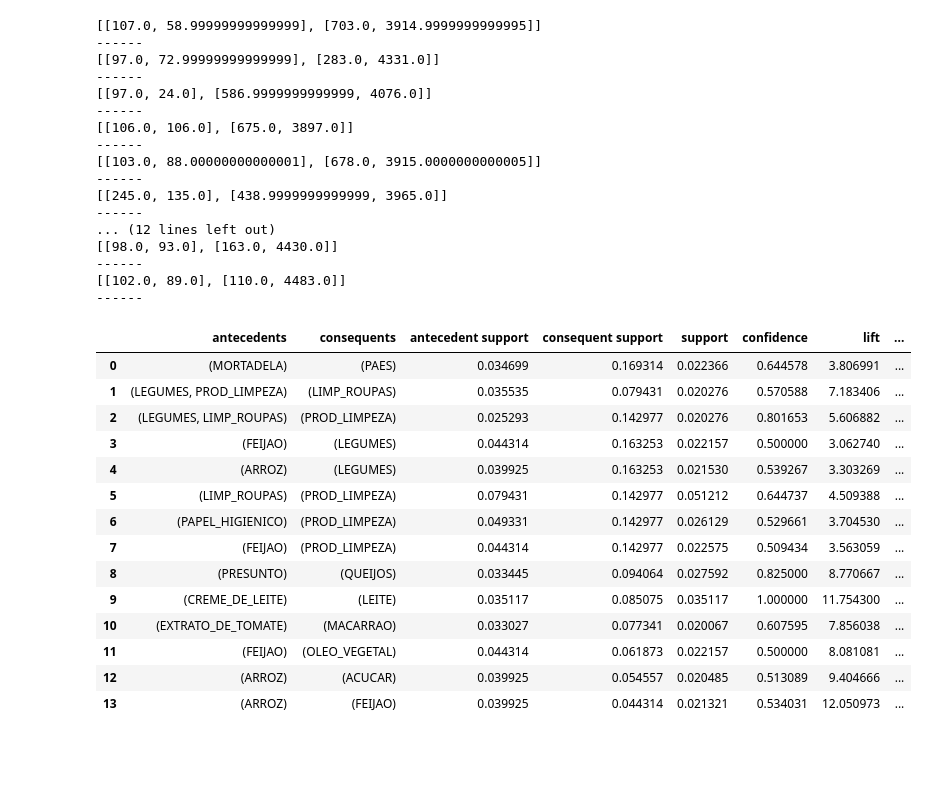
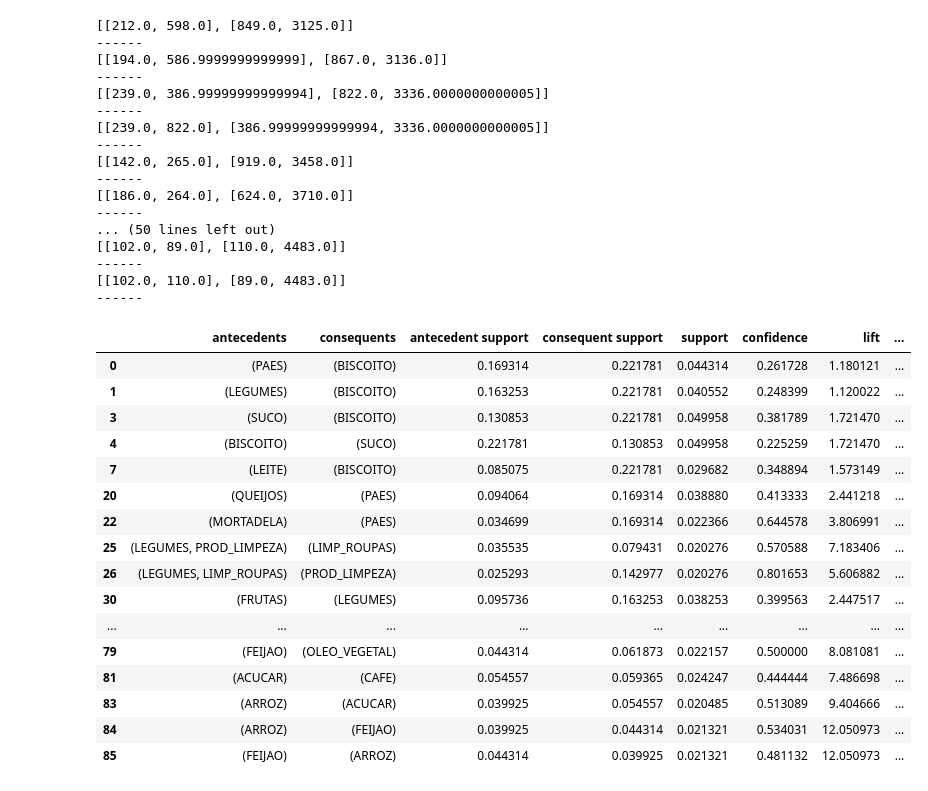
Before and after one commit to LanaArmond/DCC127-2024.3, a Jupyter notebook: DCC127_Trabalho_04.ipynb, the cells around one changed output. Drawn from its saved outputs; the diff is of its cells as text; code cells hidden in the pictures; blank space fills up the shorter version.

```diff
--- a/DCC127_Trabalho_04.ipynb
+++ b/DCC127_Trabalho_04.ipynb
@@ -79,40 +235,43 @@ regras['p-value'] = regras.apply(fisher_p_value, axis=1)
 regras
 # %%
 itemsets = eclat(df, min_support=0.02)
-regras = association_rules(itemsets, len(df), metric="confidence", min_threshold=0.5)
-regras.sort_values(by="lift", ascending=False)
+regras = association_rules(itemsets, len(df), metric="confidence", min_threshold=0.2)
+regras = regras[(regras['confidence']*regras['support'] >= 0.01) & (regras['lift'] >= 1.1)]
+regras.sort_values(by="confidence", ascending=False)
 regras['p-value'] = regras.apply(fisher_p_value, axis=1)
 regras
 # %% [output]
-[[107.0, 58.99999999999999], [703.0, 3914.9999999999995]]
+[[212.0, 598.0], [849.0, 3125.0]]
 ------
-[[97.0, 72.99999999999999], [283.0, 4331.0]]
+[[194.0, 586.9999999999999], [867.0, 3136.0]]
 ------
-[[97.0, 24.0], [586.9999999999999, 4076.0]]
+[[239.0, 386.99999999999994], [822.0, 3336.0000000000005]]
 ------
-[[106.0, 106.0], [675.0, 3897.0]]
+[[239.0, 822.0], [386.99999999999994, 3336.0000000000005]]
 ------
-[[103.0, 88.00000000000001], [678.0, 3915.0000000000005]]
+[[142.0, 265.0], [919.0, 3458.0]]
 ------
-[[245.0, 135.0], [438.9999999999999, 3965.0]]
+[[186.0, 264.0], [624.0, 3710.0]]
 ------
-... (12 lines left out)
-[[98.0, 93.0], [163.0, 4430.0]]
-------
+... (50 lines left out)
 [[102.0, 89.0], [110.0, 4483.0]]
 ------
+[[102.0, 110.0], [89.0, 4483.0]]
+------
 |  | antecedents | consequents | antecedent support | consequent support | support | confidence | lift | ... |
-| 0 | (MORTADELA) | (PAES) | 0.034699 | 0.169314 | 0.022366 | 0.644578 | 3.806991 | ... |
-| 1 | (LEGUMES, PROD_LIMPEZA) | (LIMP_ROUPAS) | 0.035535 | 0.079431 | 0.020276 | 0.570588 | 7.183406 | ... |
-| 2 | (LEGUMES, LIMP_ROUPAS) | (PROD_LIMPEZA) | 0.025293 | 0.142977 | 0.020276 | 0.801653 | 5.606882 | ... |
-| 3 | (FEIJAO) | (LEGUMES) | 0.044314 | 0.163253 | 0.022157 | 0.500000 | 3.062740 | ... |
-| 4 | (ARROZ) | (LEGUMES) | 0.039925 | 0.163253 | 0.021530 | 0.539267 | 3.303269 | ... |
-| 5 | (LIMP_ROUPAS) | (PROD_LIMPEZA) | 0.079431 | 0.142977 | 0.051212 | 0.644737 | 4.509388 | ... |
-| 6 | (PAPEL_HIGIENICO) | (PROD_LIMPEZA) | 0.049331 | 0.142977 | 0.026129 | 0.529661 | 3.704530 | ... |
-| 7 | (FEIJAO) | (PROD_LIMPEZA) | 0.044314 | 0.142977 | 0.022575 | 0.509434 | 3.563059 | ... |
-| 8 | (PRESUNTO) | (QUEIJOS) | 0.033445 | 0.094064 | 0.027592 | 0.825000 | 8.770667 | ... |
-| 9 | (CREME_DE_LEITE) | (LEITE) | 0.035117 | 0.085075 | 0.035117 | 1.000000 | 11.754300 | ... |
-| 10 | (EXTRATO_DE_TOMATE) | (MACARRAO) | 0.033027 | 0.077341 | 0.020067 | 0.607595 | 7.856038 | ... |
-| 11 | (FEIJAO) | (OLEO_VEGETAL) | 0.044314 | 0.061873 | 0.022157 | 0.500000 | 8.081081 | ... |
-| 12 | (ARROZ) | (ACUCAR) | 0.039925 | 0.054557 | 0.020485 | 0.513089 | 9.404666 | ... |
-| 13 | (ARROZ) | (FEIJAO) | 0.039925 | 0.044314 | 0.021321 | 0.534031 | 12.050973 | ... |
+| 0 | (PAES) | (BISCOITO) | 0.169314 | 0.221781 | 0.044314 | 0.261728 | 1.180121 | ... |
+| 1 | (LEGUMES) | (BISCOITO) | 0.163253 | 0.221781 | 0.040552 | 0.248399 | 1.120022 | ... |
+| 3 | (SUCO) | (BISCOITO) | 0.130853 | 0.221781 | 0.049958 | 0.381789 | 1.721470 | ... |
+| 4 | (BISCOITO) | (SUCO) | 0.221781 | 0.130853 | 0.049958 | 0.225259 | 1.721470 | ... |
+| 7 | (LEITE) | (BISCOITO) | 0.085075 | 0.221781 | 0.029682 | 0.348894 | 1.573149 | ... |
+| 20 | (QUEIJOS) | (PAES) | 0.094064 | 0.169314 | 0.038880 | 0.413333 | 2.441218 | ... |
+| 22 | (MORTADELA) | (PAES) | 0.034699 | 0.169314 | 0.022366 | 0.644578 | 3.806991 | ... |
+| 25 | (LEGUMES, PROD_LIMPEZA) | (LIMP_ROUPAS) | 0.035535 | 0.079431 | 0.020276 | 0.570588 | 7.183406 | ... |
+| 26 | (LEGUMES, LIMP_ROUPAS) | (PROD_LIMPEZA) | 0.025293 | 0.142977 | 0.020276 | 0.801653 | 5.606882 | ... |
+| 30 | (FRUTAS) | (LEGUMES) | 0.095736 | 0.163253 | 0.038253 | 0.399563 | 2.447517 | ... |
+| ... | ... | ... | ... | ... | ... | ... | ... | ... |
+| 79 | (FEIJAO) | (OLEO_VEGETAL) | 0.044314 | 0.061873 | 0.022157 | 0.500000 | 8.081081 | ... |
+| 81 | (ACUCAR) | (CAFE) | 0.054557 | 0.059365 | 0.024247 | 0.444444 | 7.486698 | ... |
+| 83 | (ARROZ) | (ACUCAR) | 0.039925 | 0.054557 | 0.020485 | 0.513089 | 9.404666 | ... |
+| 84 | (ARROZ) | (FEIJAO) | 0.039925 | 0.044314 | 0.021321 | 0.534031 | 12.050973 | ... |
+| 85 | (FEIJAO) | (ARROZ) | 0.044314 | 0.039925 | 0.021321 | 0.481132 | 12.050973 | ... |
```
Also changed, not shown: parts of 6 cells of this notebook.
